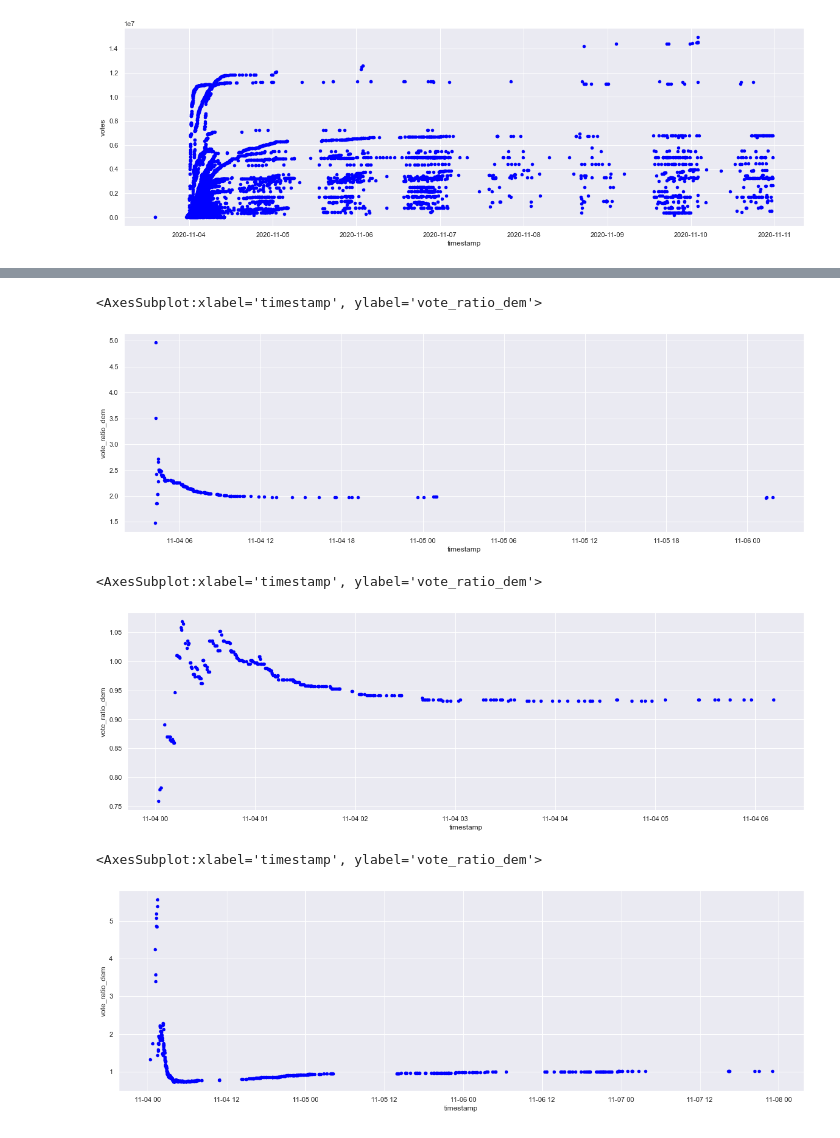
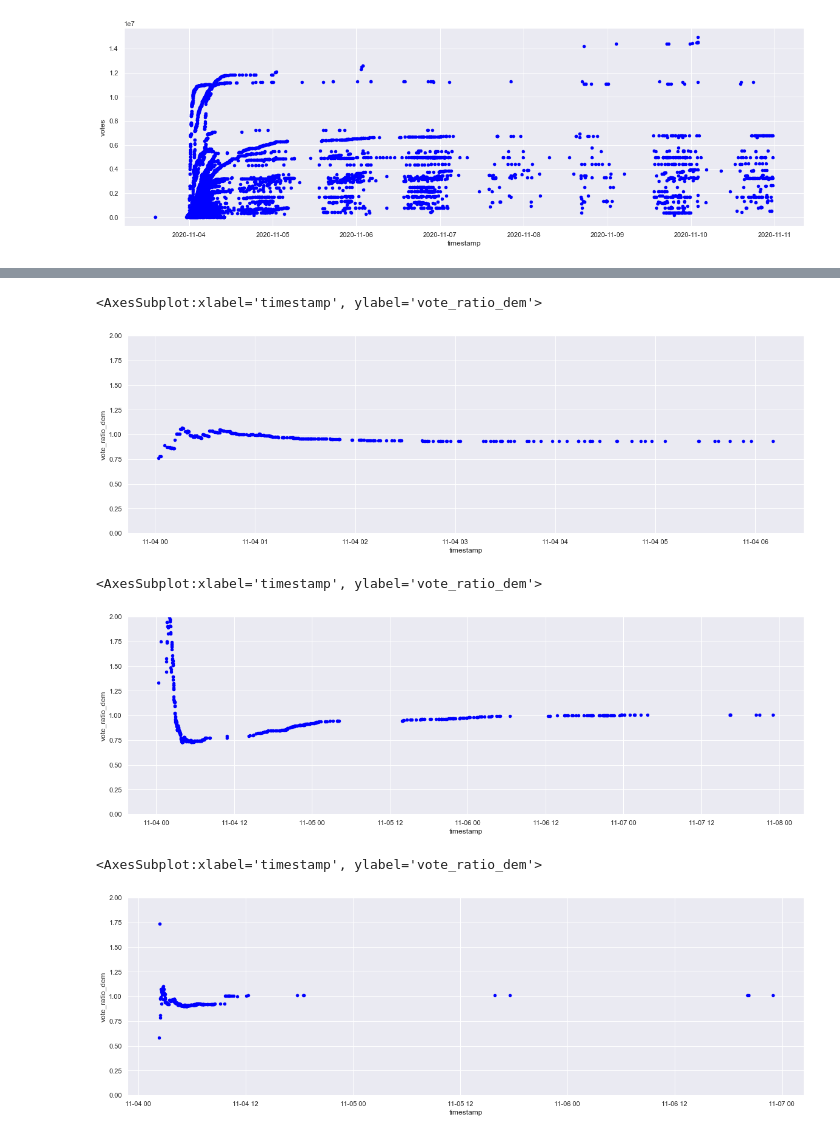
Before and after one commit to ryanblock/nyt-2020-election-data, a Jupyter notebook: NYT timeseries analysis.ipynb, the cells around one changed output, grey strips where cells are left out. Drawn from its saved outputs; the diff is of its cells as text; code cells hidden in the pictures.

Commit message:
add some more graphs

```diff
--- a/NYT timeseries analysis.ipynb
+++ b/NYT timeseries analysis.ipynb
@@ -40,20 +48,19 @@ filter = df.loc[start & end]
 # %%
-# a nice comparison
-ca = filter[df['state'] == 'california']
-ca.plot(x='timestamp', y='vote_ratio_dem', kind='scatter', color='blue')
+# another nice comparison
+fl = filter[df['state'] == 'florida']
+fl.plot(x='timestamp', y='vote_ratio_dem', ylim=(0,2), kind='scatter', color='blue')
 # %% [output]
 <AxesSubplot:xlabel='timestamp', ylabel='vote_ratio_dem'>
-[figure, old version]
+[figure, new version]
 # %%
-# another nice comparison
-fl = filter[df['state'] == 'florida']
-fl.plot(x='timestamp', y='vote_ratio_dem', kind='scatter', color='blue')
+pa = filter[df['state'] == 'pennsylvania']
+pa.plot(x='timestamp', y='vote_ratio_dem', ylim=(0,2), kind='scatter', color='blue')
 # %% [output]
 <AxesSubplot:xlabel='timestamp', ylabel='vote_ratio_dem'>
-[figure, old version]
+[figure, new version]
 # %%
-pa = filter[df['state'] == 'pennsylvania']
-pa.plot(x='timestamp', y='vote_ratio_dem', kind='scatter', color='blue')
+wi = filter[df['state'] == 'wisconsin']
+wi.plot(x='timestamp', y='vote_ratio_dem', ylim=(0,2), kind='scatter', color='blue')
 # %% [output]
 <AxesSubplot:xlabel='timestamp', ylabel='vote_ratio_dem'>
-[figure, old version]
+[figure, new version]
```
Also changed, not shown: parts of 2 cells of this notebook.
